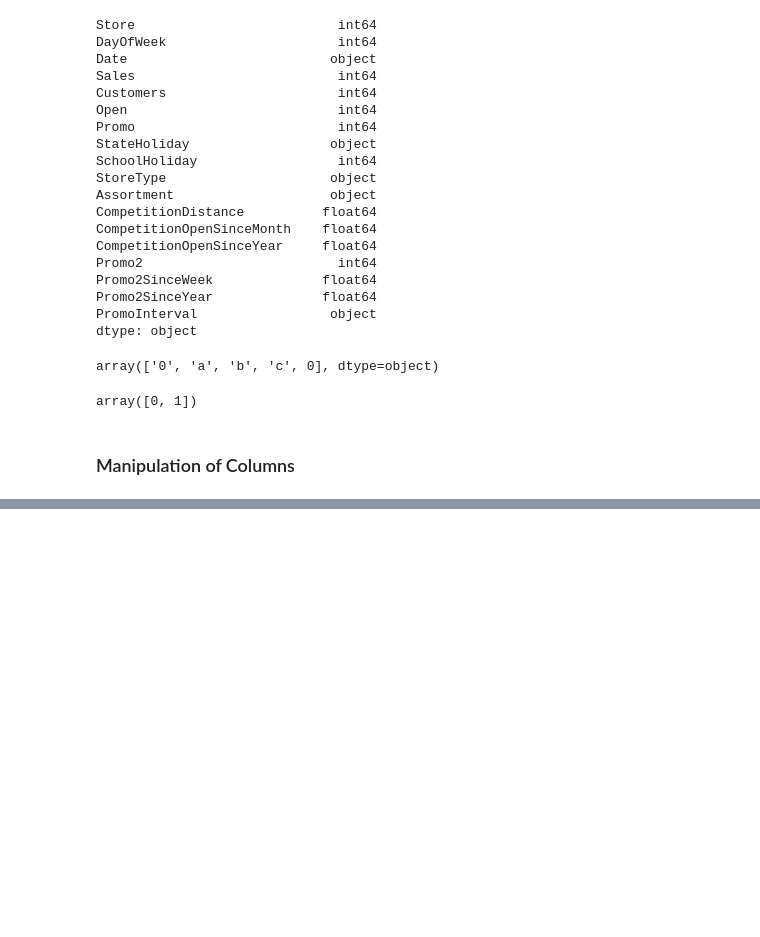
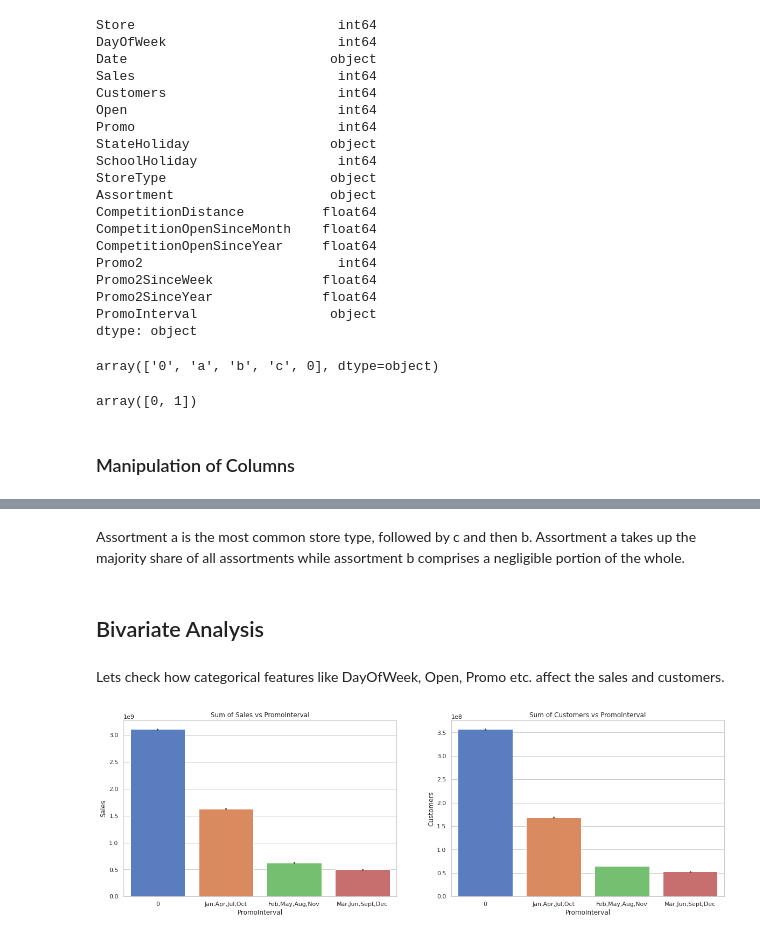
Before and after one commit to connect-midhunr/rossmann-sales-prediction, a Jupyter notebook: Rossmann_Sales_Prediction_Capstone_Project.ipynb, the cells around one changed output, grey strips where cells are left out. Cells and saved outputs as stored; diff of their text form; code cells hidden in the pictures; blank space fills up the shorter version.

```diff
--- a/Rossmann_Sales_Prediction_Capstone_Project.ipynb
+++ b/Rossmann_Sales_Prediction_Capstone_Project.ipynb
@@ -497,0 +601,15 @@ df.drop('Date', axis=1, inplace=True)
+# %% [markdown]
+Assortment a is the most common store type, followed by c and then b. Assortment a takes up the majority share of all assortments while assortment b comprises a negligible portion of the whole.
+# %% [markdown]
+## Bivariate Analysis
+# %% [markdown]
+Lets check how categorical features like DayOfWeek, Open, Promo etc. affect the sales and customers.
+# %%
+# categotical variables
+categorical_variables = ['PromoInterval']
+
+# plot bar graphs for each categorical variable against the sum of sales
+for feature in categorical_variables:
+  plot_bar_graph_with_two_features(rossmann_df, feature, ['Sales', 'Customers'])
+# %% [output]
+[figure, added]
```
Also changed, not shown: parts of 42 cells of this notebook.
